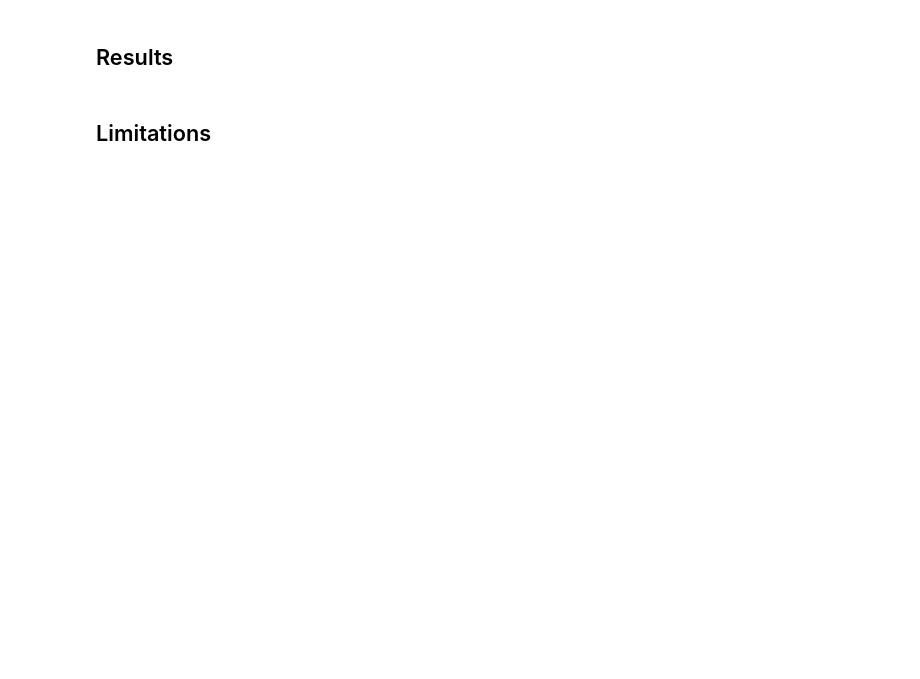
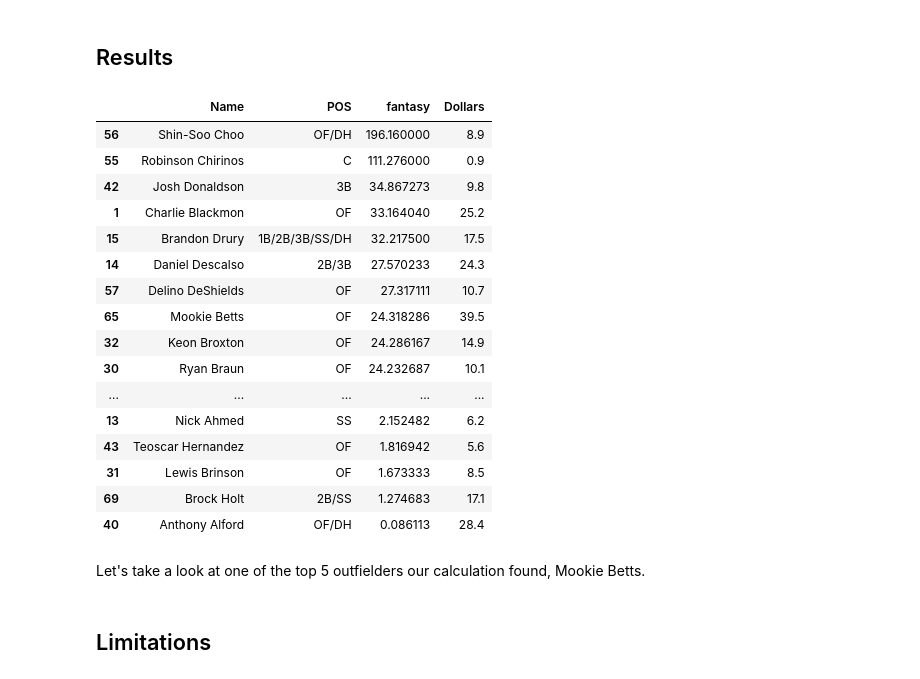
Before and after one commit to EricOropezaelwood/Fantasy-Baseball, a Jupyter notebook: fantasy.ipynb, the cells around one changed output. Cells and saved outputs as stored; diff of their text form; code cells hidden in the pictures; blank space fills up the shorter version.

Commit message:
Finished calculation, moving on to explaining results.

```diff
--- a/fantasy.ipynb
+++ b/fantasy.ipynb
@@ -208,4 +232,26 @@ hittersParksTeams['fantasy'] = ((hittersParksTeams['H']*0.88)+(hittersParksTeams
 # %% [markdown]
 ## Results
+# %%
+topFives.sort_values(by=['fantasy'], ascending=False)
+# %% [output]
+|  | Name | POS | fantasy | Dollars |
+| 56 | Shin-Soo Choo | OF/DH | 196.160000 | 8.9 |
+| 55 | Robinson Chirinos | C | 111.276000 | 0.9 |
+| 42 | Josh Donaldson | 3B | 34.867273 | 9.8 |
+| 1 | Charlie Blackmon | OF | 33.164040 | 25.2 |
+| 15 | Brandon Drury | 1B/2B/3B/SS/DH | 32.217500 | 17.5 |
+| 14 | Daniel Descalso | 2B/3B | 27.570233 | 24.3 |
+| 57 | Delino DeShields | OF | 27.317111 | 10.7 |
+| 65 | Mookie Betts | OF | 24.318286 | 39.5 |
+| 32 | Keon Broxton | OF | 24.286167 | 14.9 |
+| 30 | Ryan Braun | OF | 24.232687 | 10.1 |
+| ... | ... | ... | ... | ... |
+| 13 | Nick Ahmed | SS | 2.152482 | 6.2 |
+| 43 | Teoscar Hernandez | OF | 1.816942 | 5.6 |
+| 31 | Lewis Brinson | OF | 1.673333 | 8.5 |
+| 69 | Brock Holt | 2B/SS | 1.274683 | 17.1 |
+| 40 | Anthony Alford | OF/DH | 0.086113 | 28.4 |
+# %% [markdown]
+Let's take a look at one of the top 5 outfielders our calculation found, Mookie Betts.
 # %% [markdown]
 ## Limitations
```
Also changed, not shown: parts of 5 cells of this notebook.
